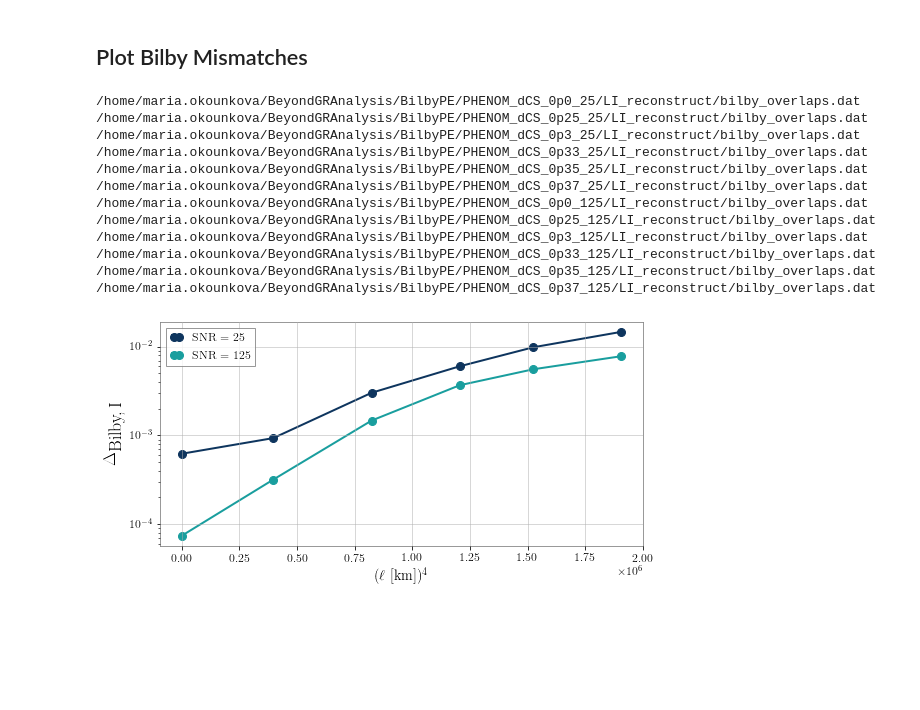
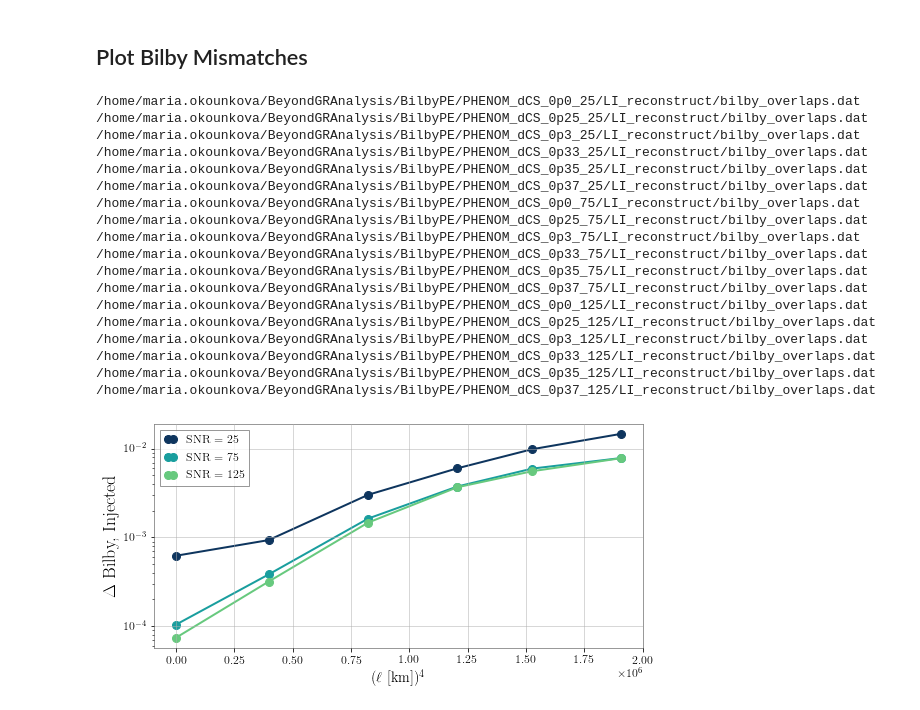
Before and after one commit to mariaokounkova/BeyondGRAnalysis, a Jupyter notebook: BilbyAnalysis.ipynb, the cells around one changed output. Saved outputs shown, nothing was run; the diff lists cells and outputs as text; code cells hidden in the pictures; blank space fills up the shorter version.

```diff
--- a/BilbyAnalysis.ipynb
+++ b/BilbyAnalysis.ipynb
@@ -545,7 +545,7 @@ def PlotBilbyOverlap():
     ells = ["0p0", "0p25", "0p3", "0p33", "0p35",  "0p37"]
     ell_vals = np.array([EllinKm(ell, mass) for ell in ells])**4
     colors = ["#0e355e", "#199e9e", "#67c97e"]
-    snrs = ['25', '125']
+    snrs = ['25', '75', '125']
 
     plt.figure(figsize=(8, 4))
 
@@ -557,32 +557,38 @@ def PlotBilbyOverlap():
 
             p = "PHENOM_dCS_" + ell + "_" + snr
             overlap = BilbyOverlap(p)
             delta = 1.0 - overlap
             delta_arr.append(delta)
 
         plt.plot(ell_vals, delta_arr, '-o', color = color, label = 'SNR = ' + snr, markersize = 8, lw = 2.0)
 
     plt.legend(fontsize=12)
     plt.yscale('log')
     #plt.xscale('log')
-    plt.ylabel(r'$\Delta_\textrm{Bilby,\,I}$', fontsize=18)
+    plt.ylabel(r'$\Delta$ Bilby, Injected', fontsize=18)
     plt.xlabel(r'($\ell$ [km])${}^4$')
     plt.tight_layout()
     plt.savefig('BilbyMismatch.pdf')
     plt.show()
 
 PlotBilbyOverlap()
 # %% [output]
 /home/maria.okounkova/BeyondGRAnalysis/BilbyPE/PHENOM_dCS_0p0_25/LI_reconstruct/bilby_overlaps.dat
 /home/maria.okounkova/BeyondGRAnalysis/BilbyPE/PHENOM_dCS_0p25_25/LI_reconstruct/bilby_overlaps.dat
 /home/maria.okounkova/BeyondGRAnalysis/BilbyPE/PHENOM_dCS_0p3_25/LI_reconstruct/bilby_overlaps.dat
 /home/maria.okounkova/BeyondGRAnalysis/BilbyPE/PHENOM_dCS_0p33_25/LI_reconstruct/bilby_overlaps.dat
 /home/maria.okounkova/BeyondGRAnalysis/BilbyPE/PHENOM_dCS_0p35_25/LI_reconstruct/bilby_overlaps.dat
 /home/maria.okounkova/BeyondGRAnalysis/BilbyPE/PHENOM_dCS_0p37_25/LI_reconstruct/bilby_overlaps.dat
+/home/maria.okounkova/BeyondGRAnalysis/BilbyPE/PHENOM_dCS_0p0_75/LI_reconstruct/bilby_overlaps.dat
+/home/maria.okounkova/BeyondGRAnalysis/BilbyPE/PHENOM_dCS_0p25_75/LI_reconstruct/bilby_overlaps.dat
+/home/maria.okounkova/BeyondGRAnalysis/BilbyPE/PHENOM_dCS_0p3_75/LI_reconstruct/bilby_overlaps.dat
+/home/maria.okounkova/BeyondGRAnalysis/BilbyPE/PHENOM_dCS_0p33_75/LI_reconstruct/bilby_overlaps.dat
+/home/maria.okounkova/BeyondGRAnalysis/BilbyPE/PHENOM_dCS_0p35_75/LI_reconstruct/bilby_overlaps.dat
+/home/maria.okounkova/BeyondGRAnalysis/BilbyPE/PHENOM_dCS_0p37_75/LI_reconstruct/bilby_overlaps.dat
 /home/maria.okounkova/BeyondGRAnalysis/BilbyPE/PHENOM_dCS_0p0_125/LI_reconstruct/bilby_overlaps.dat
 /home/maria.okounkova/BeyondGRAnalysis/BilbyPE/PHENOM_dCS_0p25_125/LI_reconstruct/bilby_overlaps.dat
 /home/maria.okounkova/BeyondGRAnalysis/BilbyPE/PHENOM_dCS_0p3_125/LI_reconstruct/bilby_overlaps.dat
 /home/maria.okounkova/BeyondGRAnalysis/BilbyPE/PHENOM_dCS_0p33_125/LI_reconstruct/bilby_overlaps.dat
 /home/maria.okounkova/BeyondGRAnalysis/BilbyPE/PHENOM_dCS_0p35_125/LI_reconstruct/bilby_overlaps.dat
 /home/maria.okounkova/BeyondGRAnalysis/BilbyPE/PHENOM_dCS_0p37_125/LI_reconstruct/bilby_overlaps.dat
-[figure, old version]
+[figure, new version]
```
Also changed, not shown: parts of 2 cells of this notebook.
